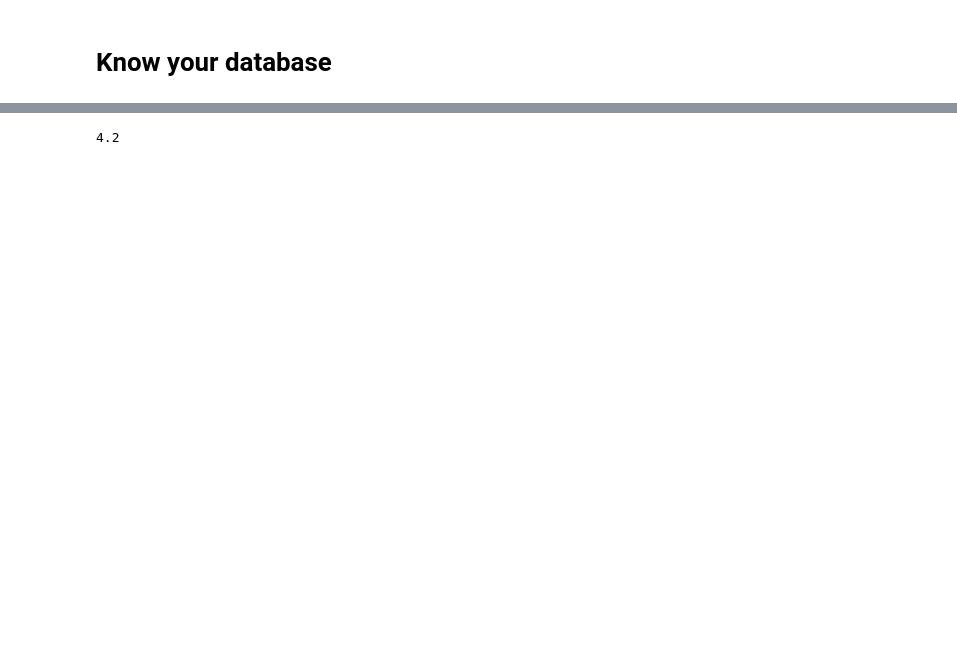
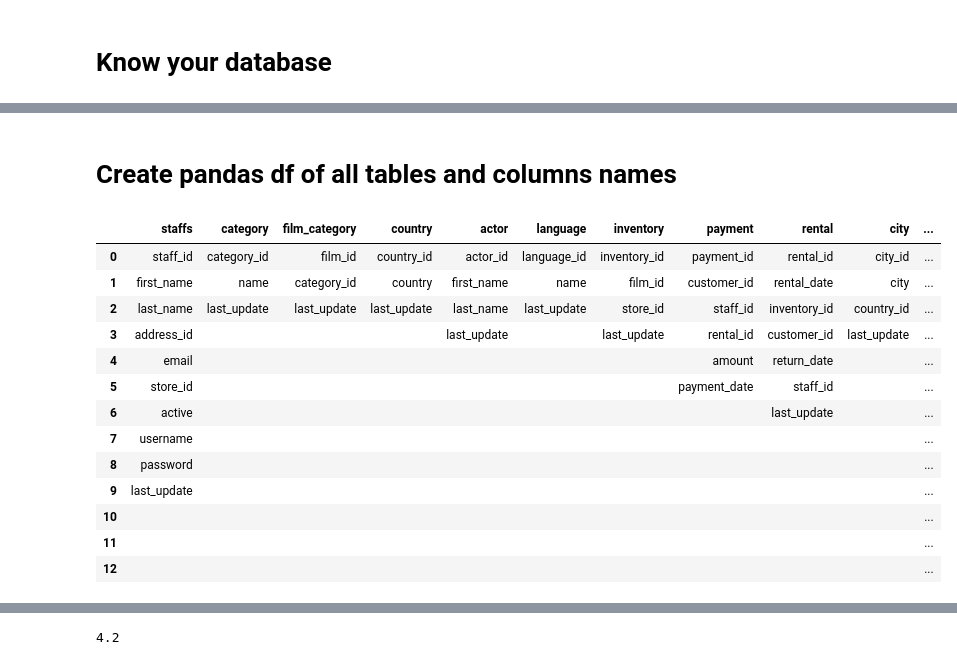
Before and after one commit to bhishanpdl/The_Complete_SQL_Bootcamp_Udemy, a Jupyter notebook: Section3_Group_By/section3_group_by.ipynb, the cells around one changed output, grey strips where cells are left out. Saved outputs shown, nothing was run; the diff lists cells and outputs as text; code cells hidden in the pictures; blank space fills up the shorter version.

```diff
--- a/Section3_Group_By/section3.ipynb
+++ b/Section3_Group_By/section3_group_by.ipynb
@@ -549,0 +230,26 @@ film[film.title.str.contains('Truman')].iloc[:,:2]
+# %% [markdown]
+# Create pandas df of all tables and columns names
+# %%
+df_tables = [staffs, category, film_category, country, actor,
+            language, inventory, payment, rental, city,
+            store, film, address, film_actor, customer]
+
+all_columns = [df.columns.tolist() for df in df_tables]
+df_tables_cols = pd.DataFrame(all_columns).T.fillna('')
+df_tables_cols.columns = tables
+df_tables_cols
+# %% [output]
+|  | staffs | category | film_category | country | actor | language | inventory | payment | rental | city | ... |
+| 0 | staff_id | category_id | film_id | country_id | actor_id | language_id | inventory_id | payment_id | rental_id | city_id | ... |
+| 1 | first_name | name | category_id | country | first_name | name | film_id | customer_id | rental_date | city | ... |
+| 2 | last_name | last_update | last_update | last_update | last_name | last_update | store_id | staff_id | inventory_id | country_id | ... |
+| 3 | address_id |  |  |  | last_update |  | last_update | rental_id | customer_id | last_update | ... |
+| 4 | email |  |  |  |  |  |  | amount | return_date |  | ... |
+| 5 | store_id |  |  |  |  |  |  | payment_date | staff_id |  | ... |
+| 6 | active |  |  |  |  |  |  |  | last_update |  | ... |
+| 7 | username |  |  |  |  |  |  |  |  |  | ... |
+| 8 | password |  |  |  |  |  |  |  |  |  | ... |
+| 9 | last_update |  |  |  |  |  |  |  |  |  | ... |
+| 10 |  |  |  |  |  |  |  |  |  |  | ... |
+| 11 |  |  |  |  |  |  |  |  |  |  | ... |
+| 12 |  |  |  |  |  |  |  |  |  |  | ... |
```
Also changed, not shown: parts of 100 cells of this notebook, 31 other files.
